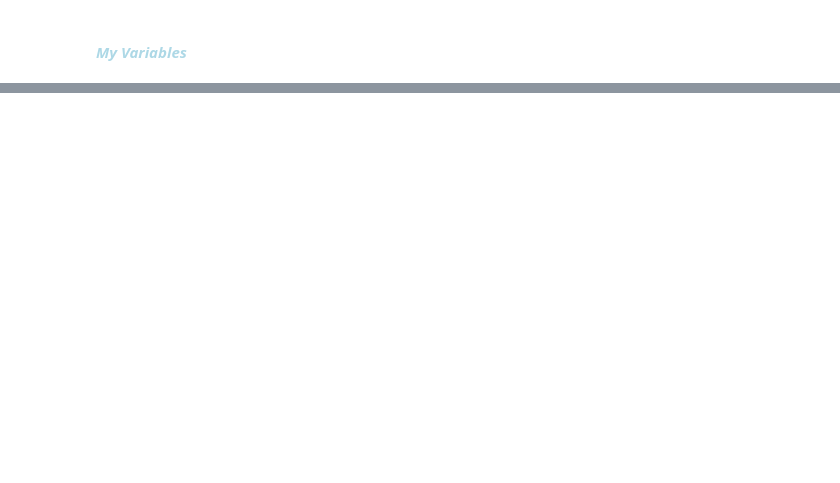
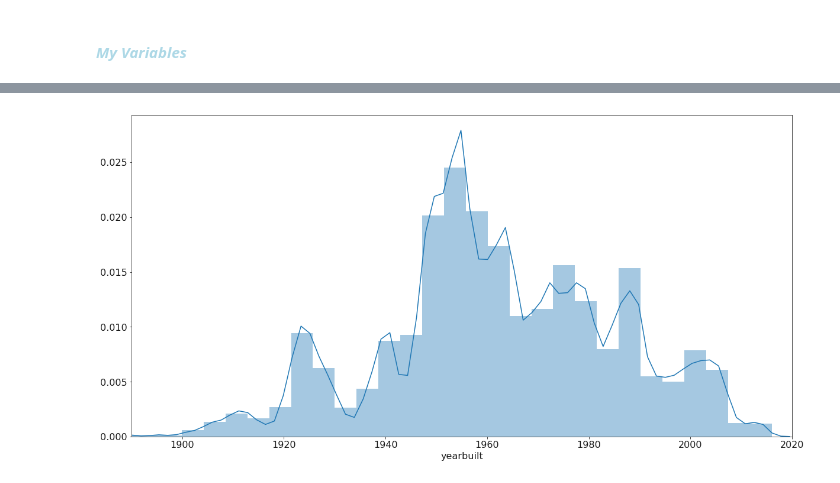
Before and after one commit to efuller11/Thinkful, a Jupyter notebook: Capstone Housing Market.ipynb, the cells around one changed output, grey strips where cells are left out. Cells and saved outputs as stored; diff of their text form; code cells hidden in the pictures; blank space fills up the shorter version.

```diff
--- a/Capstone Housing Market.ipynb
+++ b/Capstone Housing Market.ipynb
@@ -43,0 +26,10 @@ dtype: int64
+# %%
+#Dropping rows with NAs
+zillow_subset = zillow_subset.dropna(axis = 0, how = 'any')
+# %%
+#Made a new column by adding the value of the structure to the land value
+zillow_subset['total_value'] = (zillow_subset.loc[:,('landtaxvaluedollarcnt')] +
+                            zillow_subset.loc[:,('structuretaxvaluedollarcnt')])
+# %%
+#Dropping rows with zeros
+zillow_subset= zillow_subset[(zillow_subset.T != 0).all(axis=0)]
@@ -188,0 +47,9 @@ dtype: float64
+# %%
+total_value = zillow_subset.total_value
+bathrooms = zillow_subset.bedroomcnt
+bedrooms = zillow_subset.bathroomcnt
+lot_sqft = zillow_subset.lotsizesquarefeet
+finished_sqft = zillow_subset.calculatedfinishedsquarefeet
+zip_code = zillow_subset.regionidzip
+year_built = zillow_subset.yearbuilt
+land_value = zillow_subset.landtaxvaluedollarcnt
@@ -188,0 +78,6 @@ dtype: float64
+# %%
+sns.distplot(year_built)
+plt.xlim(1890, 2020)
+plt.show()
+# %% [output]
+[figure, added]
```
Also changed, not shown: parts of 43 cells of this notebook.
